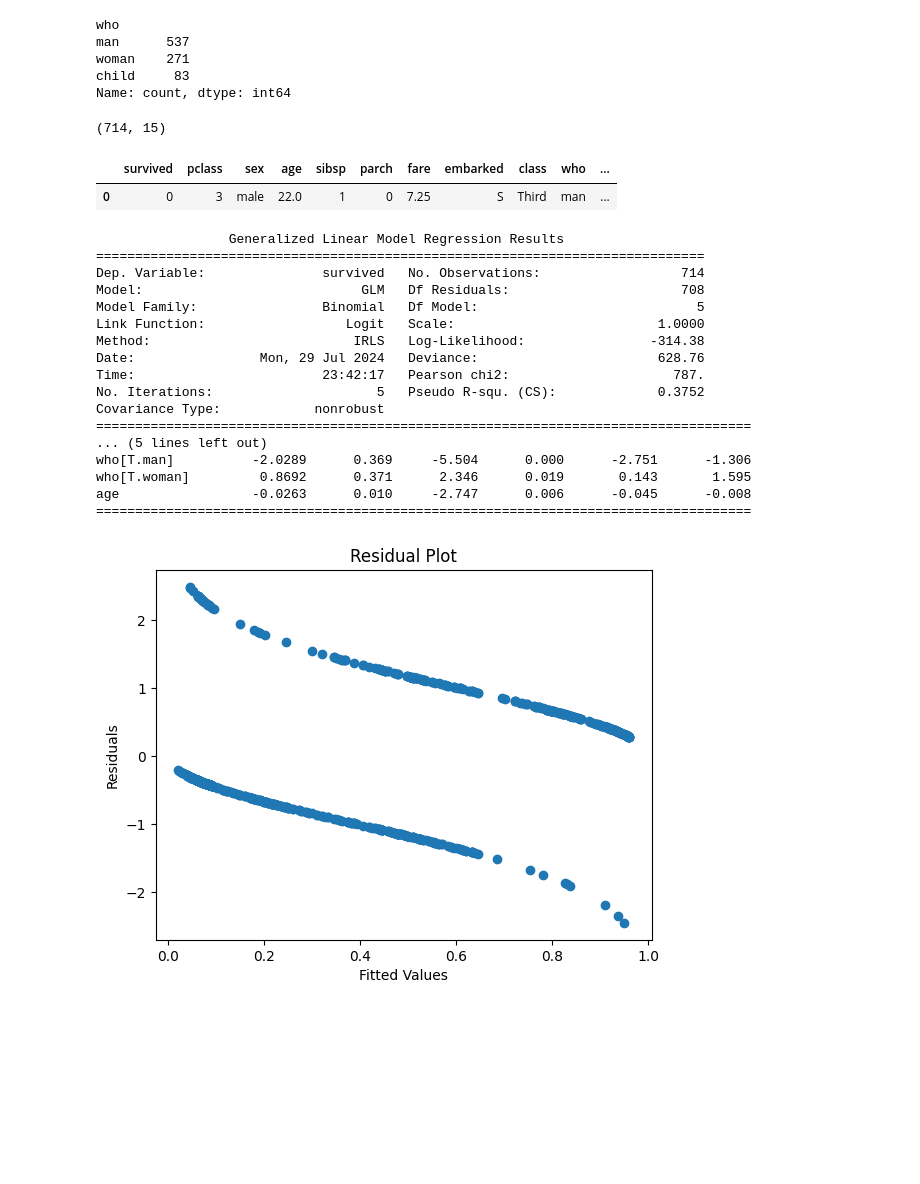
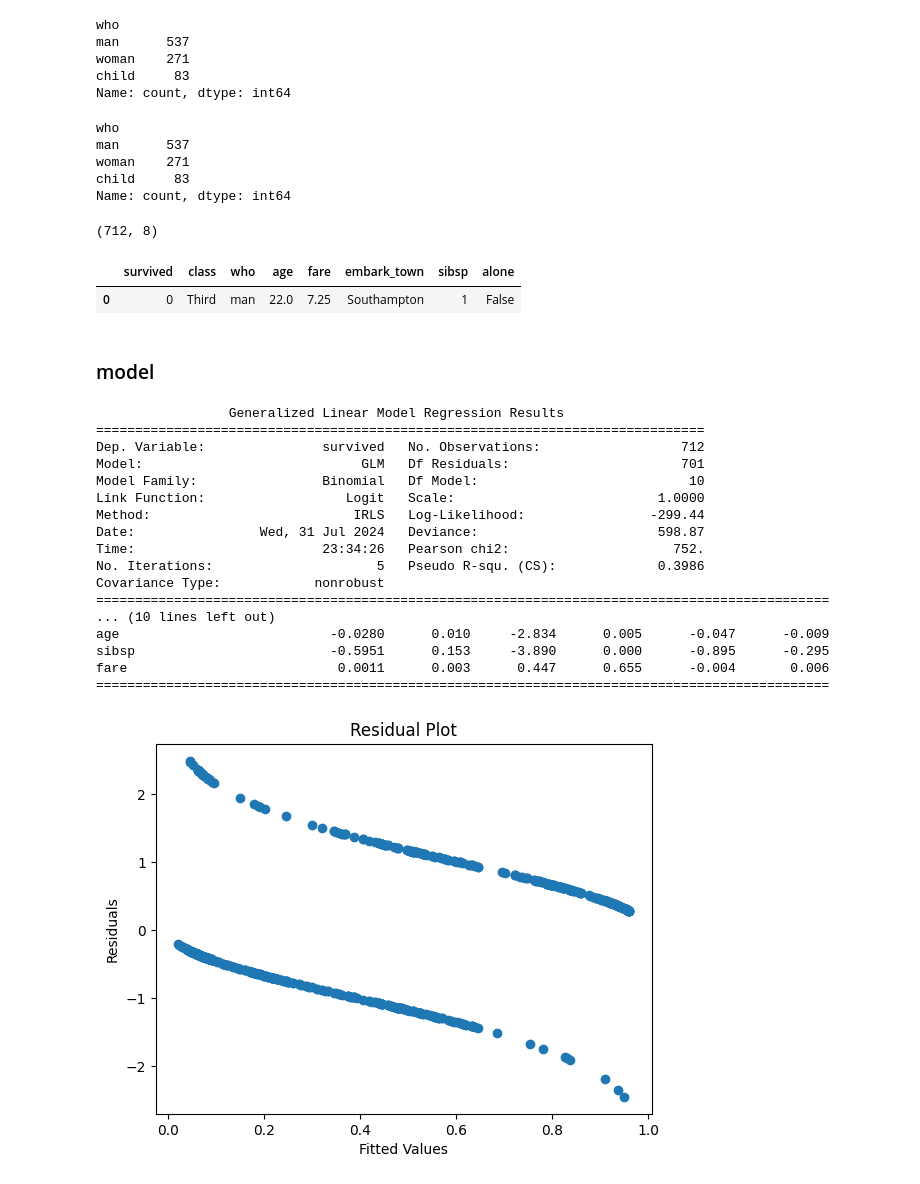
Before and after one commit to 0xdomyz/python_collection, a Jupyter notebook: model/glm/glm.ipynb, the cells around one changed output. Cells and saved outputs as stored; diff of their text form; code cells hidden in the pictures; blank space fills up the shorter version.

Commit message:
add data prep to glm

```diff
--- a/model/glm/glm.ipynb
+++ b/model/glm/glm.ipynb
@@ -15,0 +55,6 @@ df.head(1)
+# %%
+df = df[["survived","class","who","age","fare","embark_town","sibsp","alone"]]
+# %%
+df = df.dropna()
+print(f"{df.shape}")
+df.head(1)
@@ -82,39 +128,49 @@ man      537
 woman    271
 child     83
 Name: count, dtype: int64
+# %%
+df.value_counts("who", dropna=False)
+# %% [output]
+who
+man      537
+woman    271
+child     83
+Name: count, dtype: int64
 # %%
-df = df.dropna(subset=["age"])
 print(f"{df.shape}")
 df.head(1)
 # %% [output]
-(714, 15)
+(712, 8)
-|  | survived | pclass | sex | age | sibsp | parch | fare | embarked | class | who | ... |
-| 0 | 0 | 3 | male | 22.0 | 1 | 0 | 7.25 | S | Third | man | ... |
+|  | survived | class | who | age | fare | embark_town | sibsp | alone |
+| 0 | 0 | Third | man | 22.0 | 7.25 | Southampton | 1 | False |
+# %% [markdown]
+### model
 # %%
 # Fit a GLM model
 df["_class"] = df["class"]
-model = smf.glm(formula='survived ~ age + _class + who', data=df, family=sm.families.Binomial()).fit()
+model = smf.glm(formula='survived ~ age + _class + who + sibsp + fare + embark_town + alone',
+                data=df, family=sm.families.Binomial()).fit()
 
 # Print the model summary
 print(model.summary())
 # %% [output]
                  Generalized Linear Model Regression Results
 ==============================================================================
-Dep. Variable:               survived   No. Observations:                  714
-Model:                            GLM   Df Residuals:                      708
-Model Family:                Binomial   Df Model:                            5
+Dep. Variable:               survived   No. Observations:                  712
+Model:                            GLM   Df Residuals:                      701
+Model Family:                Binomial   Df Model:                           10
 Link Function:                  Logit   Scale:                          1.0000
-Method:                          IRLS   Log-Likelihood:                -314.38
-Date:                Mon, 29 Jul 2024   Deviance:                       628.76
-Time:                        23:42:17   Pearson chi2:                     787.
-No. Iterations:                     5   Pseudo R-squ. (CS):             0.3752
+Method:                          IRLS   Log-Likelihood:                -299.44
+Date:                Wed, 31 Jul 2024   Deviance:                       598.87
+Time:                        23:34:26   Pearson chi2:                     752.
+No. Iterations:                     5   Pseudo R-squ. (CS):             0.3986
 Covariance Type:            nonrobust
-====================================================================================
-... (5 lines left out)
-who[T.man]          -2.0289      0.369     -5.504      0.000      -2.751      -1.306
-who[T.woman]         0.8692      0.371      2.346      0.019       0.143       1.595
-age                 -0.0263      0.010     -2.747      0.006      -0.045      -0.008
-====================================================================================
+==============================================================================================
+... (10 lines left out)
+age                           -0.0280      0.010     -2.834      0.005      -0.047      -0.009
+sibsp                         -0.5951      0.153     -3.890      0.000      -0.895      -0.295
+fare                           0.0011      0.003      0.447      0.655      -0.004       0.006
+==============================================================================================
 # %%
 plt.scatter(model.fittedvalues, model.resid_deviance)
 plt.xlabel('Fitted Values')
```
Also changed, not shown: parts of 7 cells of this notebook.
